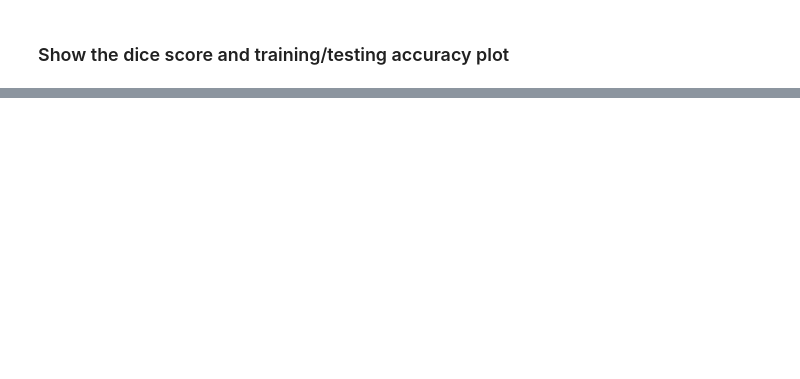
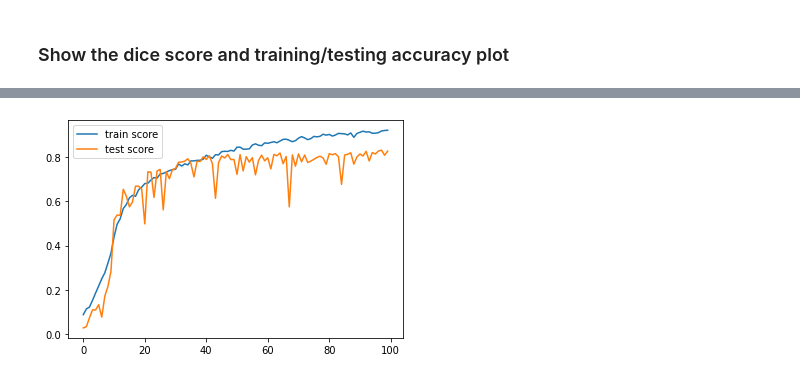
Before and after one commit to 2021-Spring-DLMI-Final-Project/DeepResUNet, a Jupyter notebook: experiment_DeepResUnet.ipynb, the cells around one changed output, grey strips where cells are left out. Saved outputs shown, nothing was run; the diff lists cells and outputs as text; code cells hidden in the pictures; blank space fills up the shorter version.

```diff
--- a/experiment_DeepResUnet.ipynb
+++ b/experiment_DeepResUnet.ipynb
@@ -985,0 +992,23 @@ plt.show()
+# %%
+from google.colab import drive
+drive.mount('/content/gdrive')
+
+print(fit_res)
+
+PATH = f'/content/gdrive/My Drive/DLMI_Final/src/saved_models/deepres_fit_res.pt'
+
+import torch
+torch.save({
+        'num_epochs': fit_res.num_epochs,
+        'train_loss': fit_res.train_loss,
+        'train_acc': fit_res.train_acc,
+        'test_loss': fit_res.test_loss,
+        'test_acc': fit_res.test_acc,
+        'best_score': fit_res.best_score
+        }, PATH)
+
+
+new_fit_res = torch.load(PATH)
+print(new_fit_res)
+print(new_fit_res["test_acc"])
+### TESTING SUCCESS ###
@@ -985,0 +1026,9 @@ plt.show()
+# %%
+import matplotlib.pyplot as plt
+plt.plot(new_fit_res["train_acc"])
+plt.plot(new_fit_res["test_acc"])
+plt.legend(['train score', 'test score'])
+plt.show()
+###RELOAD SUCCESS###
+# %% [output]
+[figure, added]
```
Also changed, not shown: parts of 12 cells of this notebook.
